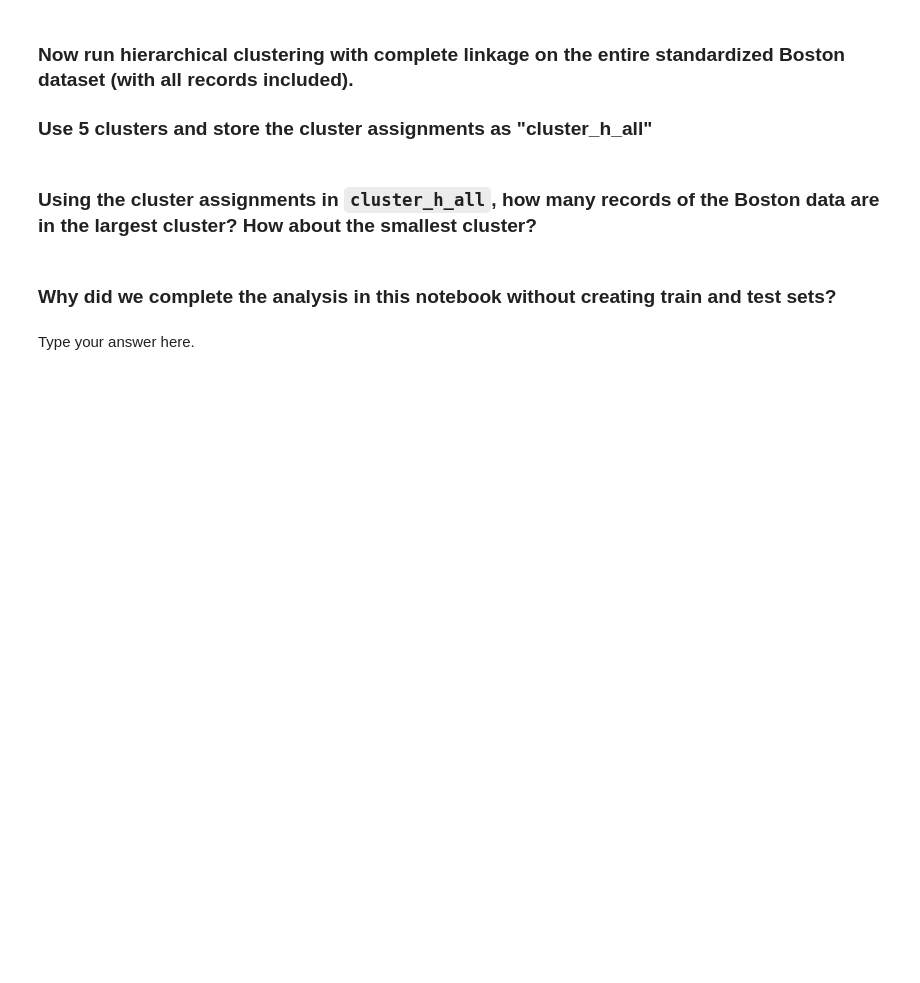
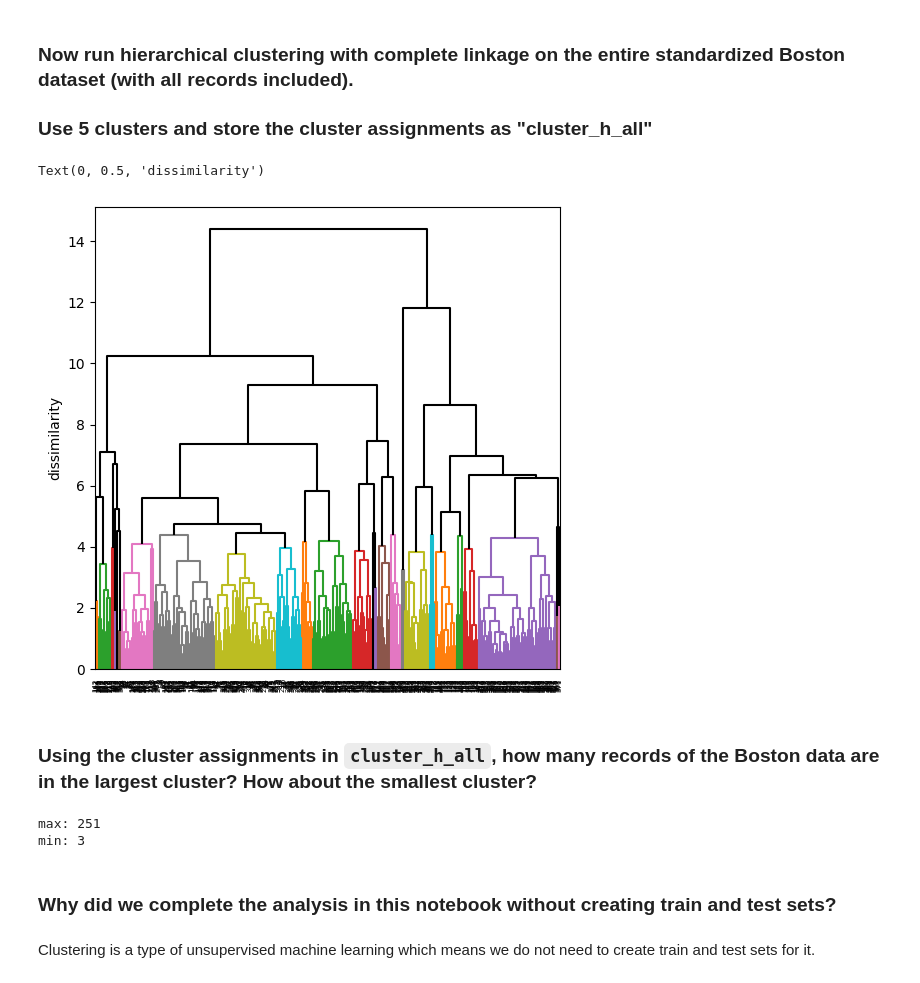
Before and after one commit to Lilianr2406/code_2600, a Jupyter notebook: mod07_clustering.ipynb, the cells around one changed output. Saved outputs shown, nothing was run; the diff lists cells and outputs as text; code cells hidden in the pictures; blank space fills up the shorter version.

```diff
--- a/mod07_clustering.ipynb
+++ b/mod07_clustering.ipynb
@@ -177,4 +177,5 @@ for k in range(PCA_subset.components_.shape[1]):
 # %% [markdown]
 ### Now conduct principal components analysis on the entire standardized Boston dataset.
 # %%
-PCA_Boston = #fillin
+PCA_Boston = PCA()
+PCA_Boston.fit(Boston_std)
@@ -346,12 +456,50 @@ ax.set_ylabel('dissimilarity');
 
 ### Use 5 clusters and store the cluster assignments as "cluster_h_all"
 # %%
-hc_all = #fillin
+hc_all = HClust1(distance_threshold=0,
+                 n_clusters=None,
+                 linkage='complete')
+hc_all.fit(Boston_std)
 
-cluster_h_all = #fillin
+linkage_all = compute_linkage(hc_all)
+cluster_h_all = cut_tree(linkage_all, n_clusters=5)
+
+fig, ax = plt.subplots(1, 1, figsize=(6, 6))
+dendrogram(linkage_all,
+           ax=ax,
+           leaf_rotation=90,
+           labels=Boston_std.index,
+           color_threshold=4.45,
+           above_threshold_color='black')
+ax.set_ylabel('dissimilarity')
+# %% [output]
+Text(0, 0.5, 'dissimilarity')
+[figure, added]
 # %% [markdown]
 ### Using the cluster assignments in `cluster_h_all`, how many records of the Boston data are in the largest cluster? How about the smallest cluster?
 # %%
 # coding work can go here
+cl1 = 0
+cl2 = 0
+cl3 = 0
+cl4 = 0
+cl5 = 0
+for record in cluster_h_all:
+    if record == [0]:
+        cl1 += 1
+    elif record == [1]:
+        cl2 += 1
+    elif record == [2]:
+        cl3 += 1
+    elif record == [3]:
+        cl4 += 1
+    else:
+        cl5 += 1
+
+print(f"max: {max(cl1, cl2, cl3, cl4, cl5)}")
+print(f"min: {min(cl1, cl2, cl3, cl4, cl5)}")
+# %% [output]
+max: 251
+min: 3
 # %%
 # provide answers here. Do not enter these numbers as strings (i.e., not in quotes)
@@ -360,4 +508,4 @@ records_in_smallest_cluster = #type number here
 # %% [markdown]
 ### Why did we complete the analysis in this notebook without creating train and test sets?
 # %% [markdown]
-Type your answer here.
+Clustering is a type of unsupervised machine learning which means we do not need to create train and test sets for it.
```
Also changed, not shown: parts of 19 cells of this notebook.
